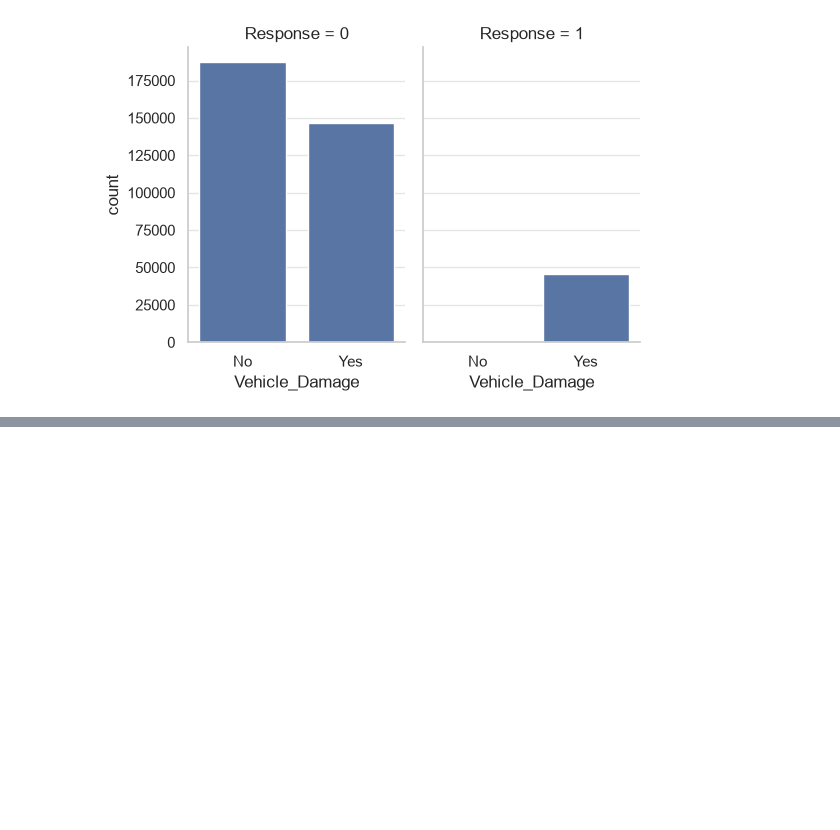
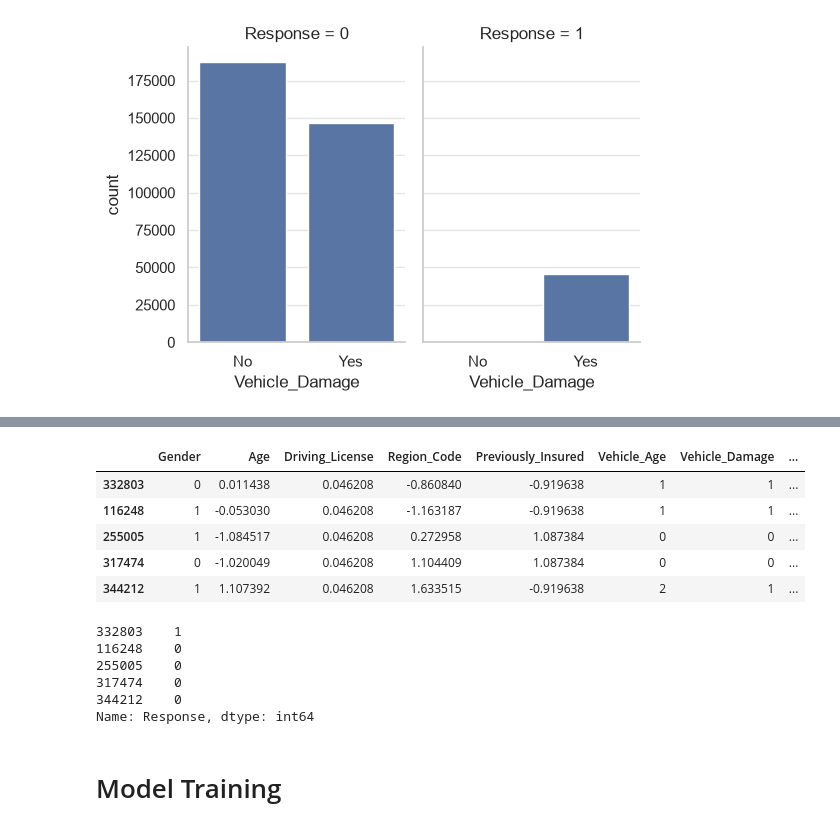
Before and after one commit to mafimashrafi/Vehicle_Insurance, a Jupyter notebook: notebook/exp_notebook.ipynb, the cells around one changed output, grey strips where cells are left out. Saved outputs shown, nothing was run; the diff lists cells and outputs as text; code cells hidden in the pictures; blank space fills up the shorter version.

```diff
--- a/notebook/exp_notebook.ipynb
+++ b/notebook/exp_notebook.ipynb
@@ -184,0 +356,24 @@ g = sns.catplot(x="Vehicle_Damage", y="count",col="Response", data=data, kind="b
+# %%
+from sklearn.model_selection import train_test_split
+train_target = df['Response']
+train = df.drop(['Response'], axis=1)
+X_train, X_test, y_train, y_test = train_test_split(train, train_target, test_size=0.2, random_state=42)
+X_train.head()
+# %% [output]
+|  | Gender | Age | Driving_License | Region_Code | Previously_Insured | Vehicle_Age | Vehicle_Damage | ... |
+| 332803 | 0 | 0.011438 | 0.046208 | -0.860840 | -0.919638 | 1 | 1 | ... |
+| 116248 | 1 | -0.053030 | 0.046208 | -1.163187 | -0.919638 | 1 | 1 | ... |
+| 255005 | 1 | -1.084517 | 0.046208 | 0.272958 | 1.087384 | 0 | 0 | ... |
+| 317474 | 0 | -1.020049 | 0.046208 | 1.104409 | 1.087384 | 0 | 0 | ... |
+| 344212 | 1 | 1.107392 | 0.046208 | 1.633515 | -0.919638 | 2 | 1 | ... |
+# %%
+y_train.head()
+# %% [output]
+332803    1
+116248    0
+255005    0
+317474    0
+344212    0
+Name: Response, dtype: int64
+# %% [markdown]
+# Model Training
```
Also changed, not shown: parts of 23 cells of this notebook.
